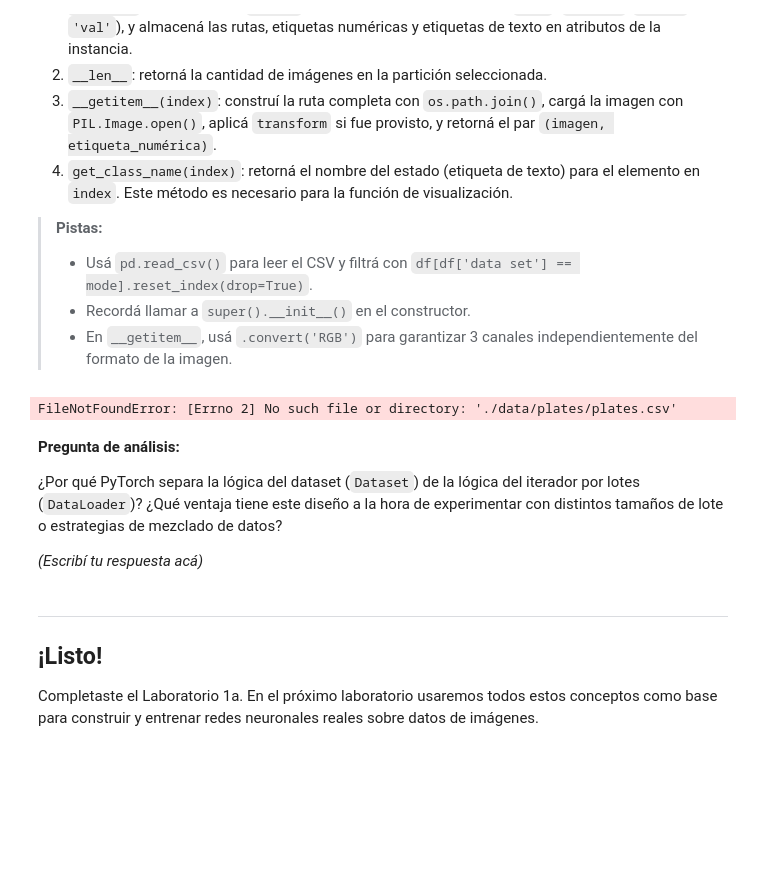
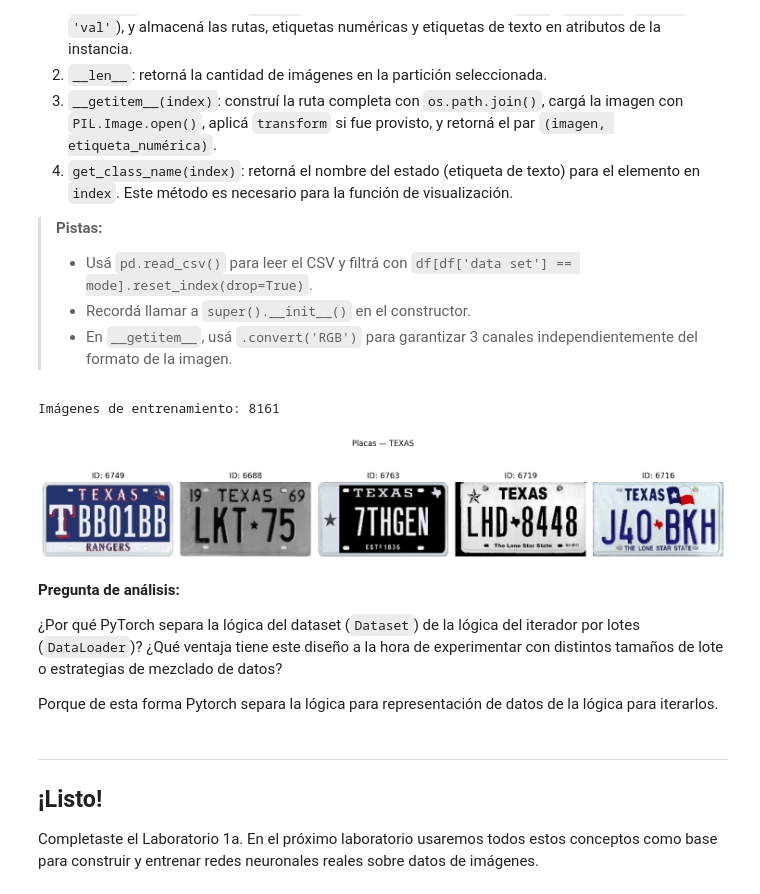
Before and after one commit to JoaquinRodriguezc/DeepLearning, a Jupyter notebook: Laboratorio_1a.ipynb, the cells around one changed output. Saved outputs shown, nothing was run; the diff lists cells and outputs as text; code cells hidden in the pictures; blank space fills up the shorter version.

```diff
--- a/Laboratorio_1a.ipynb
+++ b/Laboratorio_1a.ipynb
@@ -573,11 +569,11 @@ class PlatesDataSet(Dataset):
         dataframe = pd.read_csv(csv_file)
         ## filtrar todos los datos que sean "train"
         self.data = dataframe[dataframe['data set'] == mode].reset_index(drop=True)
-        self.labels = self.data['class id'].toList()
+        self.labels = self.data['class id'].tolist()
         self.root_dir = root_dir
         self.transform = transform
-        self.text_labels = self.data['labels'].toList()
-        self.filepaths = self.data['filepaths'].toList()
+        self.text_labels = self.data['labels'].tolist()
+        self.filepaths = self.data['filepaths'].tolist()
 
     def __len__(self):
         """Retorna la cantidad de imágenes en la partición."""
@@ -620,41 +616,42 @@ def visualize_state_plates(dataset, state_name, num_examples=5):
     indices = [i for i in range(len(dataset))
                if dataset.get_class_name(i).upper() == state_name.upper()]
 
     if not indices:
         available = sorted(set(dataset.text_labels))
         print(f"No se encontraron imágenes para '{state_name}'.")
         print(f"Estados disponibles: {', '.join(available)}")
         return
 
     selected = random.sample(indices, min(num_examples, len(indices)))
     fig, axes = plt.subplots(1, len(selected), figsize=(len(selected) * 3, 3))
     if len(selected) == 1:
         axes = [axes]
 
     for i, idx in enumerate(selected):
         image, _ = dataset[idx]
         img_np = image.permute(1, 2, 0).numpy() if isinstance(image, torch.Tensor) else np.array(image)
         axes[i].imshow(img_np)
         axes[i].set_title(f"ID: {idx}")
         axes[i].axis('off')
 
     plt.suptitle(f"Placas — {state_name.upper()}", y=1.02)
     plt.tight_layout()
     plt.show()
 
 
 # Probar el dataset con el estado 'NEW YORK'
 dataset_train = PlatesDataSet(mode='train', transform=transforms.ToTensor())
 print(f"Imágenes de entrenamiento: {len(dataset_train)}")
-visualize_state_plates(dataset_train, 'NEW YORK')
+visualize_state_plates(dataset_train, 'TEXAS')
 # %% [output]
-FileNotFoundError: [Errno 2] No such file or directory: './data/plates/plates.csv'
+Imágenes de entrenamiento: 8161
+[figure, added]
 # %% [markdown]
 **Pregunta de análisis:**
 
 ¿Por qué PyTorch separa la lógica del dataset (`Dataset`) de la lógica del iterador por lotes (`DataLoader`)? ¿Qué ventaja tiene este diseño a la hora de experimentar con distintos tamaños de lote o estrategias de mezclado de datos?
 
-*(Escribí tu respuesta acá)*
+Porque de esta forma Pytorch separa la lógica para representación de datos de la lógica para iterarlos.
 # %% [markdown]
 ---
 ## ¡Listo!
```
Also changed, not shown: parts of 4 cells of this notebook.
